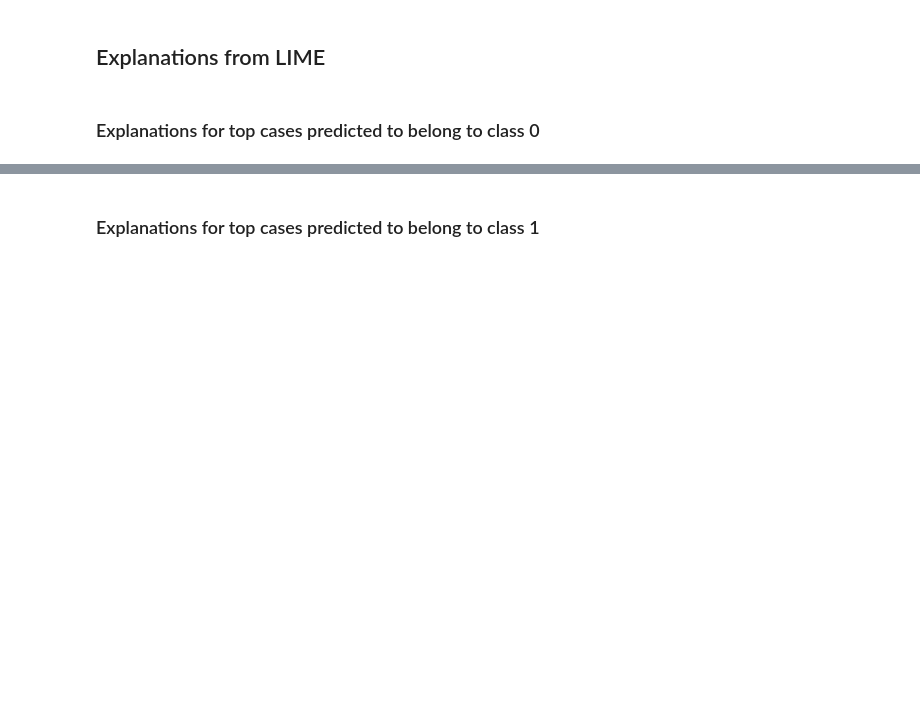
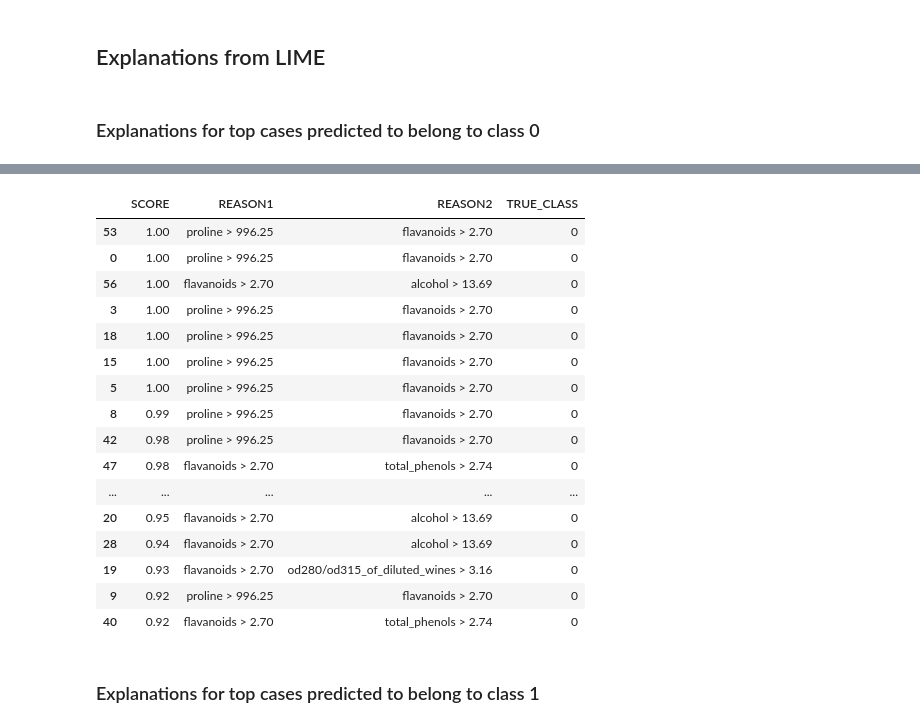
Before and after one commit to roywright/ML_snippets, a Jupyter notebook: explanations_demo.ipynb, the cells around one changed output, grey strips where cells are left out. Drawn from its saved outputs; the diff is of its cells as text; code cells hidden in the pictures; blank space fills up the shorter version.

```diff
--- a/explanations_demo.ipynb
+++ b/explanations_demo.ipynb
@@ -46,7 +46,8 @@ clf = []
 for clas in range(3):
     clf.append(
         RandomForestClassifier(
-            n_estimators = 100, n_jobs = -1
+            n_estimators = 100, n_jobs = -1,
+            random_state = 2017   # for reproducibility
         ).fit(Xtrain, ytrain == clas)
     )
 # %%
@@ -61,7 +62,10 @@ for clas in range(3):
 ## Explanations from LIME
 # %%
 # Create a LIME explainer for tabular data
-explainer = LimeTabularExplainer(Xtrain.values, feature_names = Xtrain.columns)
+explainer = LimeTabularExplainer(
+    Xtrain.values, feature_names = Xtrain.columns,
+    random_state = 2017   # for reproducibility
+)
 
 def explain_row(clf, row, num_reasons = 2):
     '''
@@ -118,7 +122,7 @@ def predict_explain(rf, X, num_reasons = 2):
 ### Explanations for top cases predicted to belong to class 0
 # %%
 %%time
-predict_explain(clf[0], Xtest).assign(
+pe0l = predict_explain(clf[0], Xtest).assign(
     TRUE_CLASS = ytest
-).sort_values('SCORE', ascending = False).head(26)
+).sort_values('SCORE', ascending = False).head(20)
 # %% [output]
@@ -143,3 +130,23 @@ Wall time: 40.5 s
+# %%
+pe0l
+# %% [output]
+|  | SCORE | REASON1 | REASON2 | TRUE_CLASS |
+| 53 | 1.00 | proline > 996.25 | flavanoids > 2.70 | 0 |
+| 0 | 1.00 | proline > 996.25 | flavanoids > 2.70 | 0 |
+| 56 | 1.00 | flavanoids > 2.70 | alcohol > 13.69 | 0 |
+| 3 | 1.00 | proline > 996.25 | flavanoids > 2.70 | 0 |
+| 18 | 1.00 | proline > 996.25 | flavanoids > 2.70 | 0 |
+| 15 | 1.00 | proline > 996.25 | flavanoids > 2.70 | 0 |
+| 5 | 1.00 | proline > 996.25 | flavanoids > 2.70 | 0 |
+| 8 | 0.99 | proline > 996.25 | flavanoids > 2.70 | 0 |
+| 42 | 0.98 | proline > 996.25 | flavanoids > 2.70 | 0 |
+| 47 | 0.98 | flavanoids > 2.70 | total_phenols > 2.74 | 0 |
+| ... | ... | ... | ... | ... |
+| 20 | 0.95 | flavanoids > 2.70 | alcohol > 13.69 | 0 |
+| 28 | 0.94 | flavanoids > 2.70 | alcohol > 13.69 | 0 |
+| 19 | 0.93 | flavanoids > 2.70 | od280/od315_of_diluted_wines > 3.16 | 0 |
+| 9 | 0.92 | proline > 996.25 | flavanoids > 2.70 | 0 |
+| 40 | 0.92 | flavanoids > 2.70 | total_phenols > 2.74 | 0 |
 # %% [markdown]
 ### Explanations for top cases predicted to belong to class 1
 # %%
```
Also changed, not shown: parts of 24 cells of this notebook, 1 other file.
